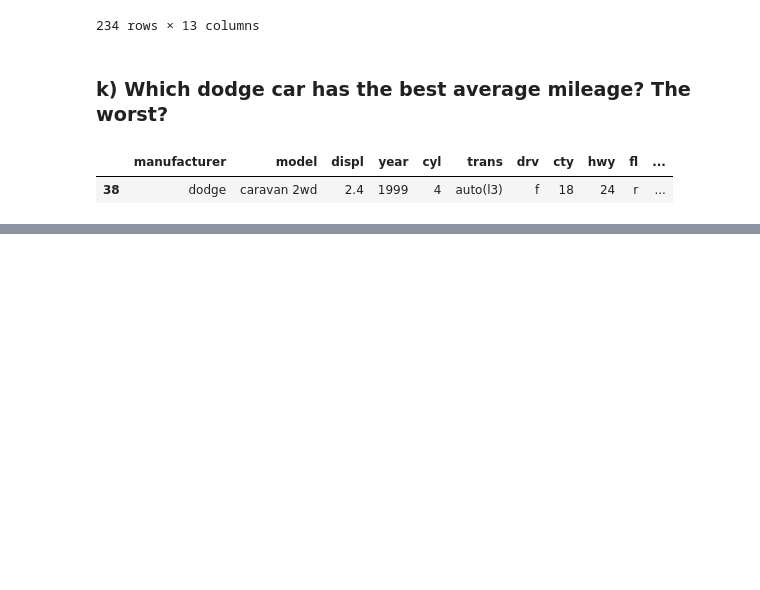
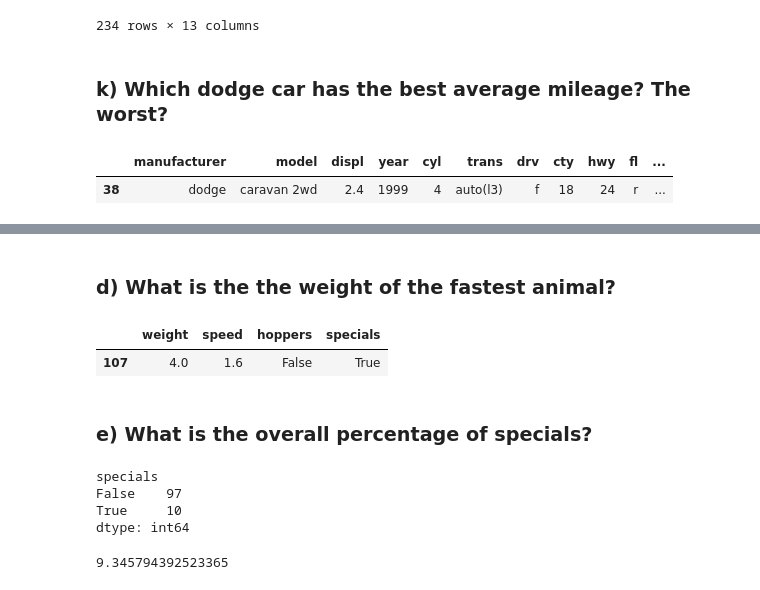
Before and after one commit to jeneyring/data_science_libraries, a Jupyter notebook: dataframes.ipynb, the cells around one changed output, grey strips where cells are left out. Cells and saved outputs as stored; diff of their text form; code cells hidden in the pictures; blank space fills up the shorter version.

```diff
--- a/dataframes.ipynb
+++ b/dataframes.ipynb
@@ -362,0 +437,23 @@ dodge.sort_values(by='average_mileage', ascending=True).head(1)
+# %% [markdown]
+### d) What is the the weight of the fastest animal?
+# %%
+mammals.sort_values(by='speed', ascending=True).head(1)  ## answer: 4lbs?
+# %% [output]
+|  | weight | speed | hoppers | specials |
+| 107 | 4.0 | 1.6 | False | True |
+# %% [markdown]
+### e) What is the overall percentage of specials?
+# %%
+mammals.value_counts('specials')
+# %% [output]
+specials
+False    97
+True     10
+dtype: int64
+# %%
+specials = mammals[mammals.specials]
+
+len(specials)/(len(mammals)) * 100 #len(specials) is the 10 True as specified in the specials = [] part.
+                                    #len (mammals) is just giving the overall count of how many rows in df
+# %% [output]
+9.345794392523365
```
Also changed, not shown: parts of 15 cells of this notebook.
